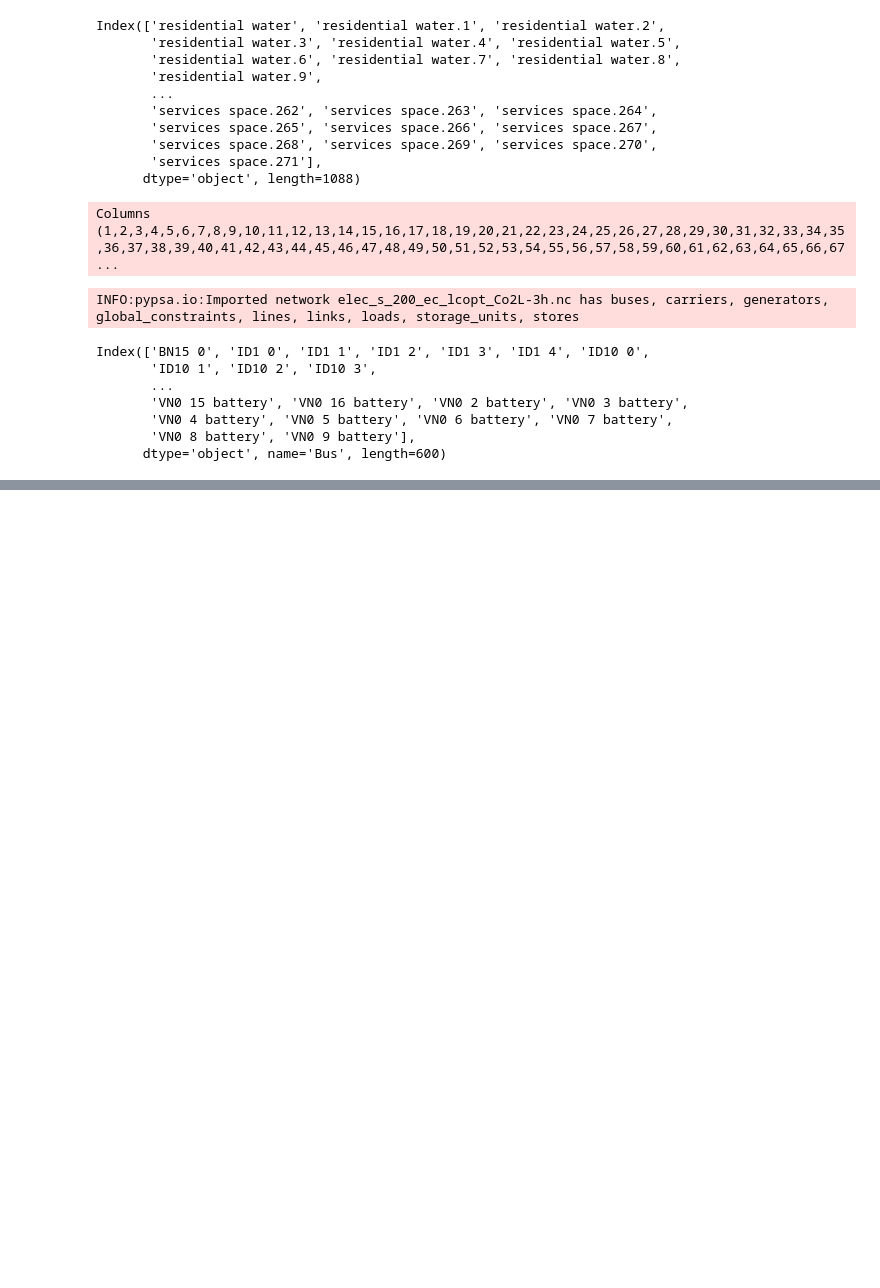
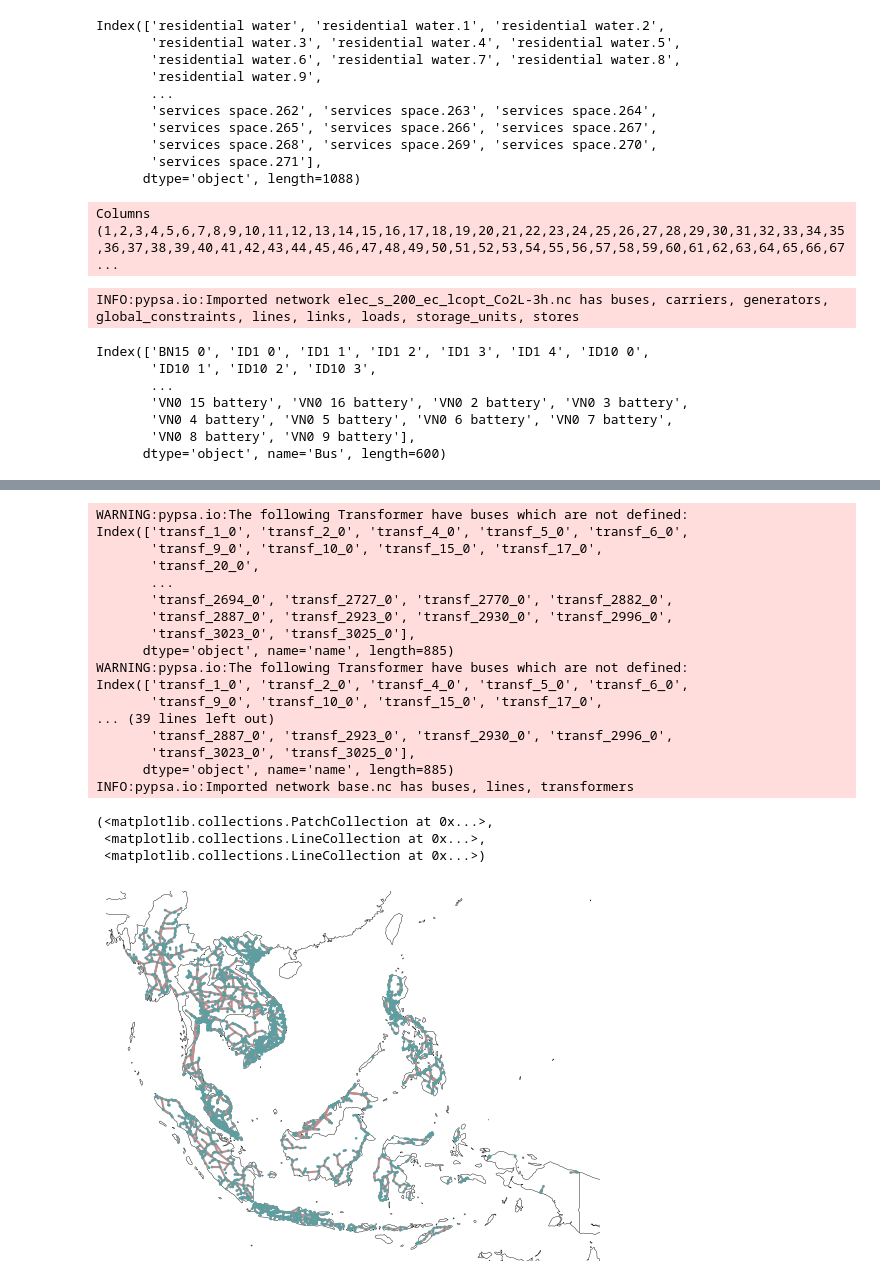
Before and after one commit to filleafkhr/pypsa-earth, a Jupyter notebook: check.ipynb, the cells around one changed output, grey strips where cells are left out. Cells and saved outputs as stored; diff of their text form; code cells hidden in the pictures; blank space fills up the shorter version.

```diff
--- a/check.ipynb
+++ b/check.ipynb
@@ -58,0 +721,27 @@ Index(['BN15 0', 'ID1 0', 'ID1 1', 'ID1 2', 'ID1 3', 'ID1 4', 'ID10 0',
+# %%
+import pypsa
+
+n=pypsa.Network("networks/base.nc")
+n.plot()
+# %% [output]
+WARNING:pypsa.io:The following Transformer have buses which are not defined:
+Index(['transf_1_0', 'transf_2_0', 'transf_4_0', 'transf_5_0', 'transf_6_0',
+       'transf_9_0', 'transf_10_0', 'transf_15_0', 'transf_17_0',
+       'transf_20_0',
+       ...
+       'transf_2694_0', 'transf_2727_0', 'transf_2770_0', 'transf_2882_0',
+       'transf_2887_0', 'transf_2923_0', 'transf_2930_0', 'transf_2996_0',
+       'transf_3023_0', 'transf_3025_0'],
+      dtype='object', name='name', length=885)
+WARNING:pypsa.io:The following Transformer have buses which are not defined:
+Index(['transf_1_0', 'transf_2_0', 'transf_4_0', 'transf_5_0', 'transf_6_0',
+       'transf_9_0', 'transf_10_0', 'transf_15_0', 'transf_17_0',
+... (39 lines left out)
+       'transf_2887_0', 'transf_2923_0', 'transf_2930_0', 'transf_2996_0',
+       'transf_3023_0', 'transf_3025_0'],
+      dtype='object', name='name', length=885)
+INFO:pypsa.io:Imported network base.nc has buses, lines, transformers
+(<matplotlib.collections.PatchCollection at 0x...>,
+ <matplotlib.collections.LineCollection at 0x...>,
+ <matplotlib.collections.LineCollection at 0x...>)
+[figure, added]
```
Also changed, not shown: parts of 21 cells of this notebook, 7 other files.
